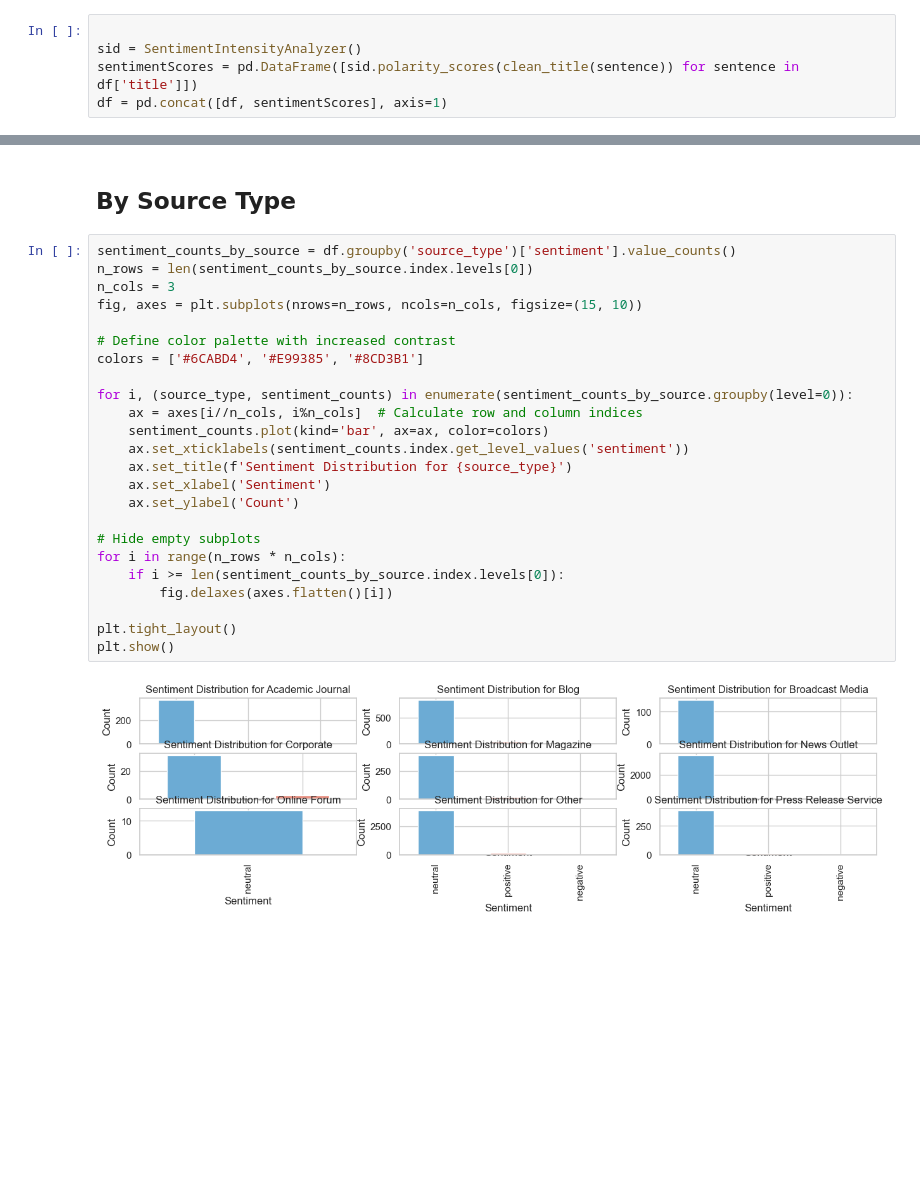
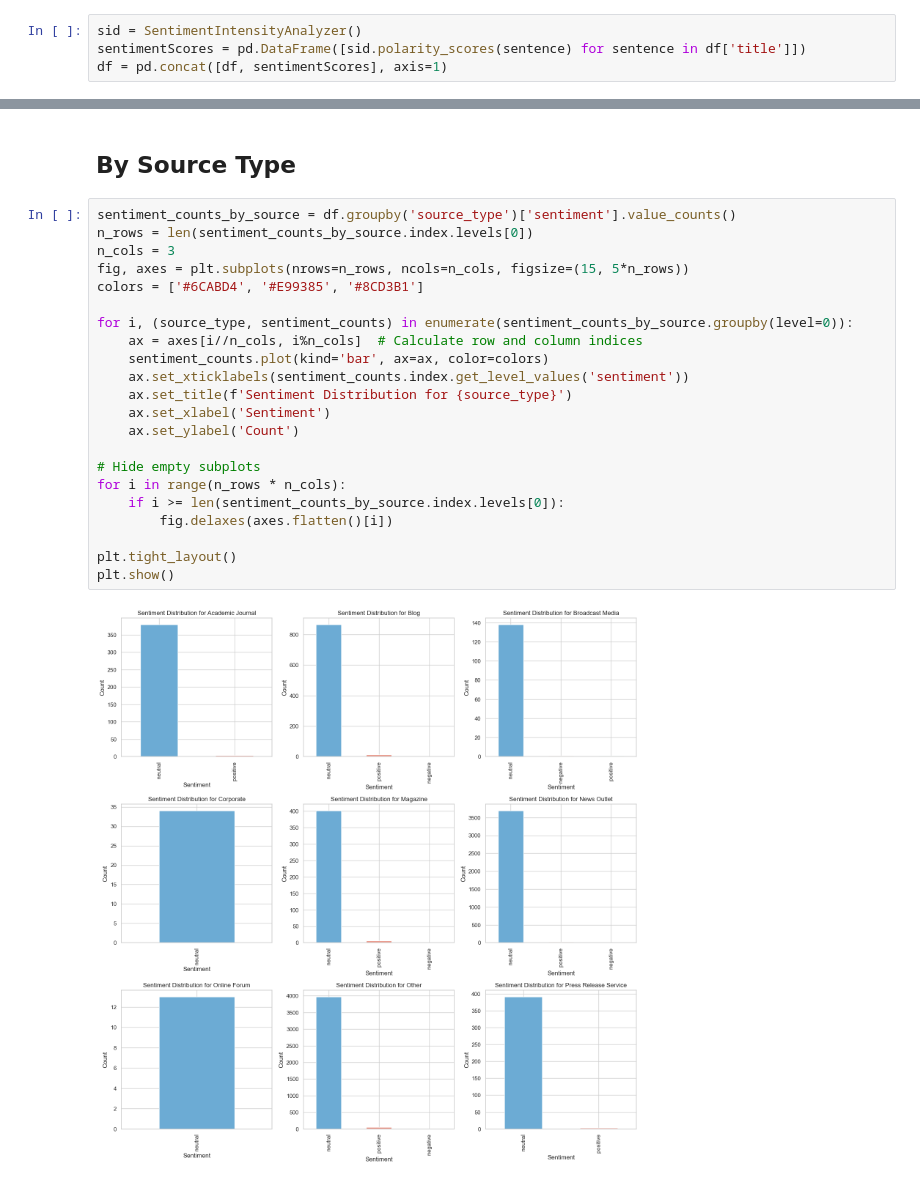
Before and after one commit to ArjunRajpal123/datathon-breaking-bad-data, a Jupyter notebook: Vader.ipynb, the cells around one changed output, grey strips where cells are left out. Cells and saved outputs as stored; diff of their text form; blank space fills up the shorter version.

```diff
--- a/Vader.ipynb
+++ b/Vader.ipynb
@@ -60,9 +60,8 @@ def clean_title(title):
     cleaned_title = ' '.join(filtered_tokens)
     return cleaned_title
 # %%
-
 sid = SentimentIntensityAnalyzer()
-sentimentScores = pd.DataFrame([sid.polarity_scores(clean_title(sentence)) for sentence in df['title']])
+sentimentScores = pd.DataFrame([sid.polarity_scores(sentence) for sentence in df['title']])
 df = pd.concat([df, sentimentScores], axis=1)
 # %%
 # Compute the maximum score among positive, negative, and neutral
@@ -134,29 +133,27 @@ negative
 # %%
 sentiment_counts_by_source = df.groupby('source_type')['sentiment'].value_counts()
 n_rows = len(sentiment_counts_by_source.index.levels[0])
 n_cols = 3
-fig, axes = plt.subplots(nrows=n_rows, ncols=n_cols, figsize=(15, 10))
-
-# Define color palette with increased contrast
+fig, axes = plt.subplots(nrows=n_rows, ncols=n_cols, figsize=(15, 5*n_rows))
 colors = ['#6CABD4', '#E99385', '#8CD3B1']
 
 for i, (source_type, sentiment_counts) in enumerate(sentiment_counts_by_source.groupby(level=0)):
     ax = axes[i//n_cols, i%n_cols]  # Calculate row and column indices
     sentiment_counts.plot(kind='bar', ax=ax, color=colors)
     ax.set_xticklabels(sentiment_counts.index.get_level_values('sentiment'))
     ax.set_title(f'Sentiment Distribution for {source_type}')
     ax.set_xlabel('Sentiment')
     ax.set_ylabel('Count')
 
 # Hide empty subplots
 for i in range(n_rows * n_cols):
     if i >= len(sentiment_counts_by_source.index.levels[0]):
         fig.delaxes(axes.flatten()[i])
 
 plt.tight_layout()
 plt.show()
 # %% [output]
-[figure, old version]
+[figure, new version]
 # %%
 sentiment_counts_by_source = df.groupby('source_type')['sentiment'].value_counts()
 
```
Also changed, not shown: parts of 6 cells of this notebook.
